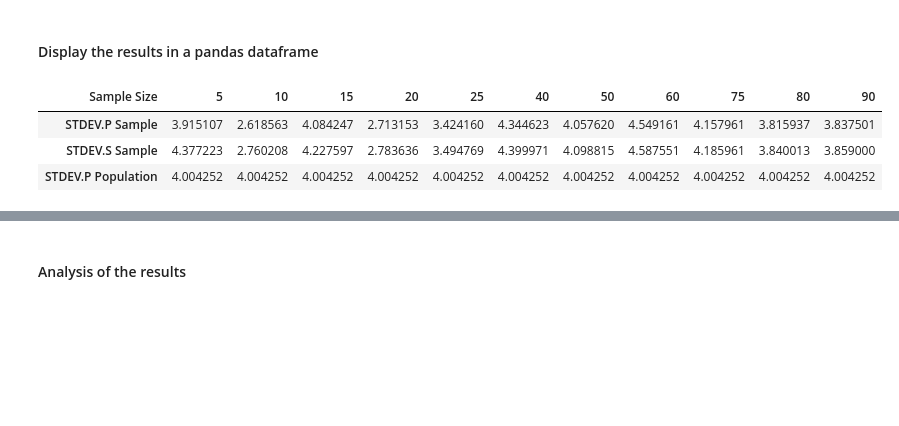
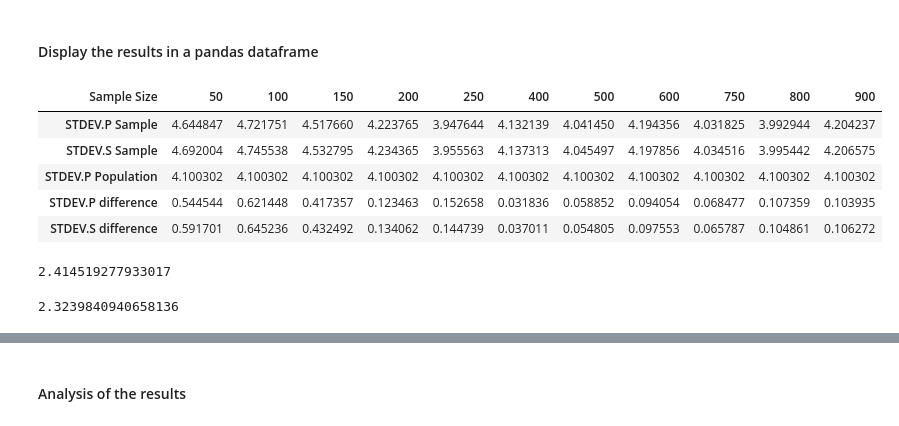
Before and after one commit to johndunne2019/Tasks-2020-Machine-Learning-and-Statistics, a Jupyter notebook: Tasks.ipynb, the cells around one changed output, grey strips where cells are left out. Saved outputs shown, nothing was run; the diff lists cells and outputs as text; code cells hidden in the pictures; blank space fills up the shorter version.

```diff
--- a/Tasks.ipynb
+++ b/Tasks.ipynb
@@ -753,7 +753,8 @@ numpy.random.normal takes 3 arguments [5]:
 # set the mean, standard deviation and size of population
 mean = 32
 stddev = 4
-N = 100
+# N = 100
+N = 1000
 # simulate the data with numpy.random.normal
 # numpy already imported in task 2
 population = np.random.normal(mean, stddev, N)
@@ -888,7 +886,8 @@ I will then use the STDEV.S and STDEV.P calculations to estimate the standard de
 * I have created a pandas dataframe and added the results for each sample size to the dataframe for ease of viewing and comparison.
 # %%
 # create an array of sample sizes
-sample_sizes = [5, 10, 15, 20, 25, 40, 50, 60, 75, 80, 90]
+#sample_sizes = [5, 10, 15, 20, 25, 40, 50, 60, 75, 80, 90]
+sample_sizes = [50, 100, 150, 200, 250, 400, 500, 600, 750, 800, 900]
 
 # create an empty array to append the results to
 # pop will contain the STDEV.P calculation for each sample size
@@ -897,6 +896,11 @@ pop = []
 samp = []
 # pop_stddev will contain the standard deviation of the entire population for each sample size, for comparison purposes
 pop_stddev = []
+# append the difference between the actual population standard deviation and the STDEV.P estimate
+P_difference = []
+# append the difference between the actual population standard deviation and the STDEV.S estimate
+S_difference = []
+
 
 # loop through the sample sizes
 for s in sample_sizes:
@@ -908,12 +912,18 @@ for s in sample_sizes:
     S = np.sqrt(np.sum((sample - np.mean(sample))**2)/(len(sample)-1))
     # This is the standard deviation of the entire population generated by the STDEV.P calculation
     total = np.sqrt(np.sum((population - np.mean(population))**2)/len(population))
-
+    # calculate the difference between the standard deviation of population and STDEV.P estimate based on sample
+    P_diff = abs(total - P)
+    # calculate the difference between the standard deviation of population and STDEV.S estimate based on sample
+    S_diff = abs(total - S)
     # append the results for the STDEV.P and STDEV.S calculations to the empty arrays created earlier
     pop.append(P)
     samp.append(S)
     # append the atcual standard deviation of the full population to the array created earlier
     pop_stddev.append(total)
+    # append the difference between the actual population standard deviation and the STDEV.P and STDEV.S estimates
+    P_difference.append(P_diff)
+    S_difference.append(S_diff)
 # %%
 # display the STDEV.P standard deviation calculated
 pop
@@ -964,23 +1002,37 @@ pop_stddev
 # %%
 # import pandas
 import pandas as pd
 # create a pandas dataframe
 df = pd.DataFrame()
 # create a row of data called Sample size and populate with the array of sample sizes
 df['Sample Size'] = sample_sizes
 # create a row of data for the STDEV.P calculation and populate with the data in the pop array
 df['STDEV.P Sample'] = pop
 # create a row of data for the STDEV.S calculation and populate with the data in the samp array
 df['STDEV.S Sample'] = samp
 # add the actual standard deviation of the population to the dataframe
 df['STDEV.P Population'] = pop_stddev
+# the difference between standard deviation of the population and STDEV.P estimate based on sample
+df['STDEV.P difference'] = P_difference
+# the difference between standard deviation of the population and STDEV.S estimate based on sample
+df['STDEV.S difference'] = S_difference
 
 # set the index in place as Sample Size
 df.set_index('Sample Size', inplace=True)
 # transpose the dataframe, flip the columns and rows, looks better this way
 df.T
 # %% [output]
-| Sample Size | 5 | 10 | 15 | 20 | 25 | 40 | 50 | 60 | 75 | 80 | 90 |
-| STDEV.P Sample | 3.915107 | 2.618563 | 4.084247 | 2.713153 | 3.424160 | 4.344623 | 4.057620 | 4.549161 | 4.157961 | 3.815937 | 3.837501 |
-| STDEV.S Sample | 4.377223 | 2.760208 | 4.227597 | 2.783636 | 3.494769 | 4.399971 | 4.098815 | 4.587551 | 4.185961 | 3.840013 | 3.859000 |
-| STDEV.P Population | 4.004252 | 4.004252 | 4.004252 | 4.004252 | 4.004252 | 4.004252 | 4.004252 | 4.004252 | 4.004252 | 4.004252 | 4.004252 |
+| Sample Size | 50 | 100 | 150 | 200 | 250 | 400 | 500 | 600 | 750 | 800 | 900 |
+| STDEV.P Sample | 4.644847 | 4.721751 | 4.517660 | 4.223765 | 3.947644 | 4.132139 | 4.041450 | 4.194356 | 4.031825 | 3.992944 | 4.204237 |
+| STDEV.S Sample | 4.692004 | 4.745538 | 4.532795 | 4.234365 | 3.955563 | 4.137313 | 4.045497 | 4.197856 | 4.034516 | 3.995442 | 4.206575 |
+| STDEV.P Population | 4.100302 | 4.100302 | 4.100302 | 4.100302 | 4.100302 | 4.100302 | 4.100302 | 4.100302 | 4.100302 | 4.100302 | 4.100302 |
+| STDEV.P difference | 0.544544 | 0.621448 | 0.417357 | 0.123463 | 0.152658 | 0.031836 | 0.058852 | 0.094054 | 0.068477 | 0.107359 | 0.103935 |
+| STDEV.S difference | 0.591701 | 0.645236 | 0.432492 | 0.134062 | 0.144739 | 0.037011 | 0.054805 | 0.097553 | 0.065787 | 0.104861 | 0.106272 |
+# %%
+sum(S_difference)
+# %% [output]
+2.414519277933017
+# %%
+sum(P_difference)
+# %% [output]
+2.3239840940658136
```
Also changed, not shown: parts of 16 cells of this notebook.
